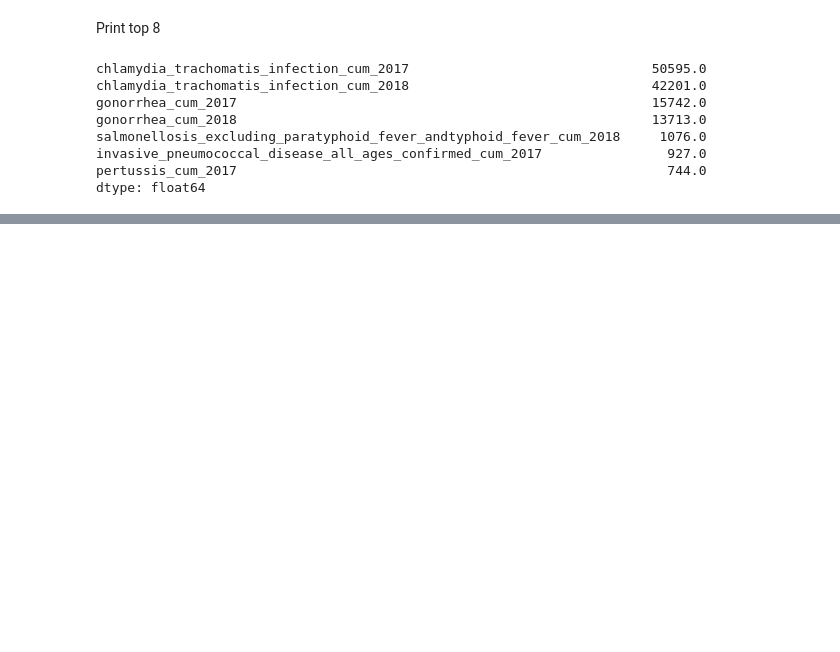
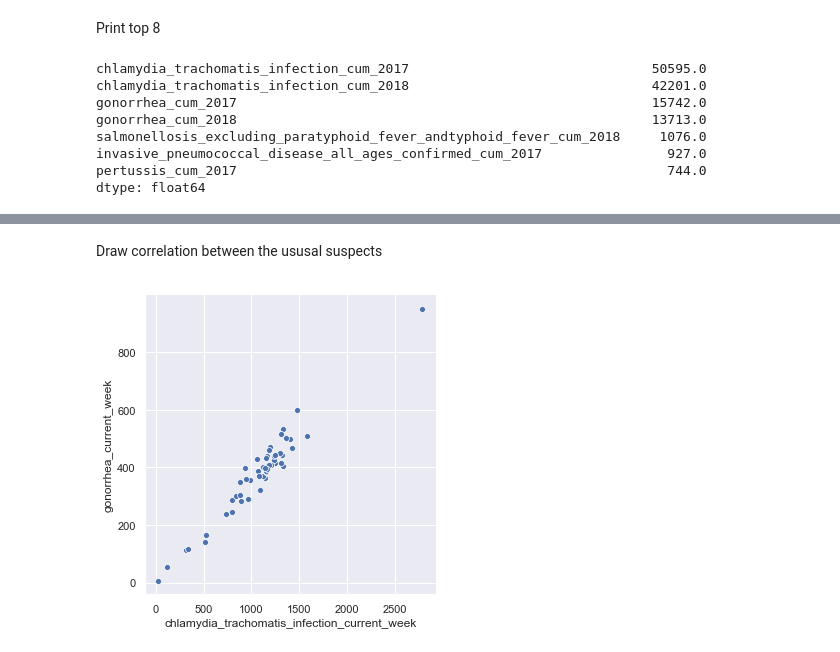
Before and after one commit to borodark/wsu, a Jupyter notebook: platforms/assignment_1.ipynb, the cells around one changed output, grey strips where cells are left out. Saved outputs shown, nothing was run; the diff lists cells and outputs as text; code cells hidden in the pictures; blank space fills up the shorter version.

```diff
--- a/platforms/assignment_1.ipynb
+++ b/platforms/assignment_1.ipynb
@@ -280,0 +323,5 @@ Maslow is wrong: sex is more important then food.
+# %%
+four_tu_corr= current_week.filter(["chlamydia_trachomatis_infection_current_week",
+                     "gonorrhea_current_week",
+                     "salmonellosis_excluding_paratyphoid_fever_andtyphoid_fever_current_week",
+                     "invasive_pneumococcal_disease_all_ages_confirmed_current_week"])
@@ -280,0 +337,6 @@ Maslow is wrong: sex is more important then food.
+# %% [markdown]
+Draw correlation between the ususal suspects
+# %%
+sns.relplot(x="chlamydia_trachomatis_infection_current_week", y="gonorrhea_current_week", data=four_tu_corr);
+# %% [output]
+[figure, added]
```
Also changed, not shown: parts of 19 cells of this notebook.
